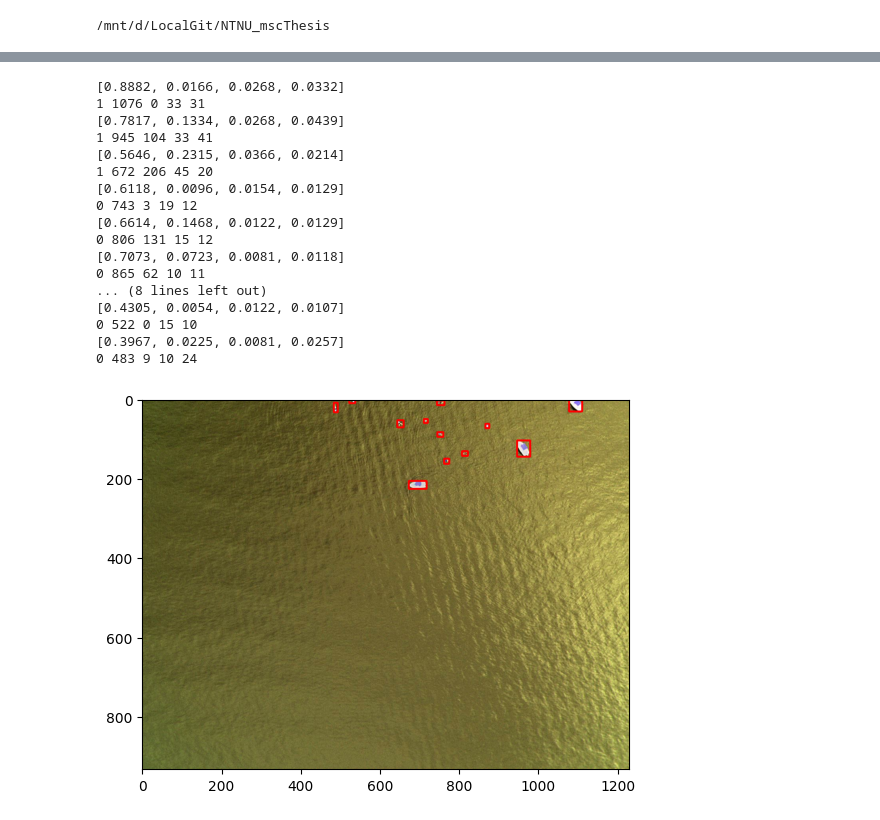
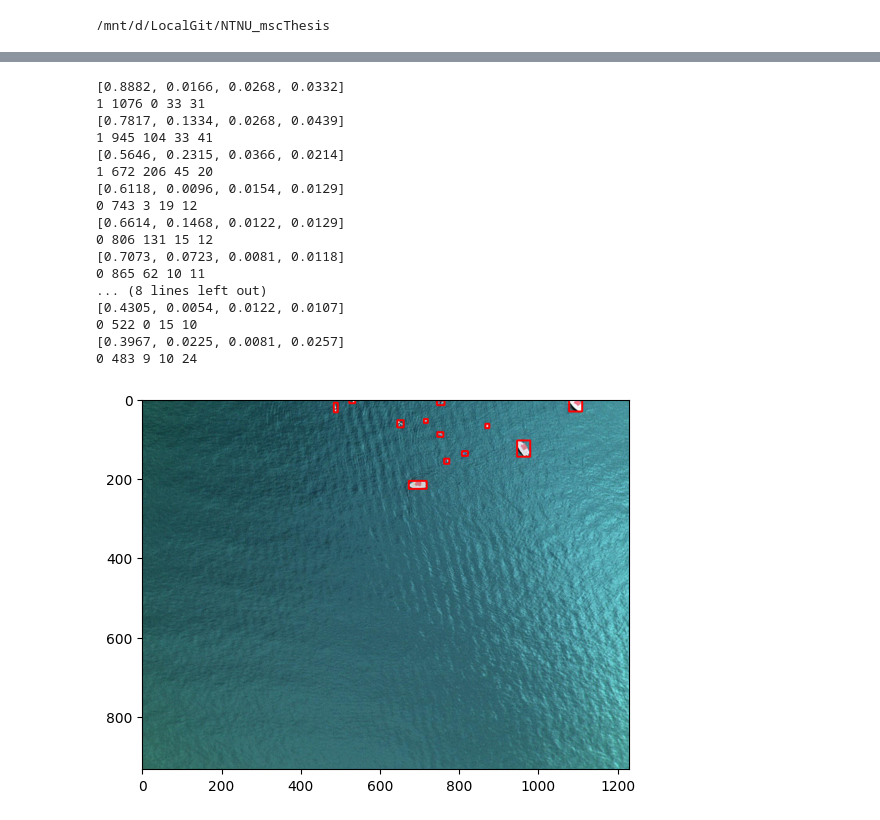
Before and after one commit to ahmadSum1/NTNU_mscThesis, a Jupyter notebook: data preprocessor_YOLO-bb-crop.ipynb, the cells around one changed output, grey strips where cells are left out. Cells and saved outputs as stored; diff of their text form; code cells hidden in the pictures.

```diff
--- a/data preprocessor_YOLO-bb-crop.ipynb
+++ b/data preprocessor_YOLO-bb-crop.ipynb
@@ -77,60 +86,64 @@ Folder structure
 ![1_suj4Cjtr4nB_EVpIcIFiOw.webp](embedded-picture-1)
 # %%
 
-def yolobboxCrop(path=os.getcwd(),file_name ="", img_extension = ".jpg", lbl_extension = ".txt", crop_padding = 0):
+def yolobboxCrop_classification(path=os.getcwd(),file_name ="", img_extension = ".jpg", lbl_extension = ".txt", crop_padding = 0):
 
     # img = cv2.cvtColor(cv2.imread(path+"images/"+file_name+img_extension))
     img = cv2.imread(path+"images/"+file_name+img_extension)
 
     H, W = img.shape[:2]
 
     fl = open((path+"labels/"+file_name+lbl_extension), 'r')
     data = fl.readlines()
     fl.close()
 
     for i, dt in enumerate (data):
 
         # Split string to float
         yoloclass, *yolo_normalized = np.fromstring(dt, dtype=float, sep=' ')[:]    #class, x, y, w, h  as %
         print( yolo_normalized )
 
         x,y,w,h = pbx.convert_bbox(yolo_normalized, from_type="yolo", to_type="coco", image_size=(W,H)) #box_coco = [x,y,w,h]
-        yoloclass = int(yoloclass)
+        yoloclass = str(int(yoloclass))
         print(yoloclass,x,y,w,h)
         # print(box_coco)
 
 
         # print([x, y, w, h])
         cropped_image = img[y:y+h, x:x+w]
 
         # plt.imshow(cropped_image, interpolation='nearest', aspect='auto')
         # plt.show()
-        Path(os.path.join(path , str(yoloclass))).mkdir(parents=True, exist_ok=True)
-        cv2.imwrite(os.path.join(path , str(yoloclass), file_name+'_'+str(i)+img_extension), cropped_image)
+        Path(os.path.join(path , yoloclass)).mkdir(parents=True, exist_ok=True)
+
+        out_file_name = file_name+'_'+str(i)+img_extension
+
+        cv2.imwrite(os.path.join(path , yoloclass, out_file_name), cropped_image)
 
 
-        cv2.rectangle(img, (x, y), (x+w, y+h), (255, 0, 0), 3)   # img, (x,y), (x+w,y+h), (b,g,r)
+        cv2.rectangle(img, (x, y), (x+w, y+h), (0, 0, 255), 3)   # img, (x,y), (x+w,y+h), (b,g,r)
 
-    plt.imshow(img)
+    plt.imshow(cv2.cvtColor(img, cv2.COLOR_BGR2RGB))
     plt.show()
+
+# crop and save yolo bboxes in a single image
+yolobboxCrop_classification(path="./datasets/SeaDronesSee-ODV2-test/train/",file_name ="9")
+# %% [output]
+[0.8882, 0.0166, 0.0268, 0.0332]
+1 1076 0 33 31
+[0.7817, 0.1334, 0.0268, 0.0439]
+1 945 104 33 41
+[0.5646, 0.2315, 0.0366, 0.0214]
+1 672 206 45 20
+[0.6118, 0.0096, 0.0154, 0.0129]
+0 743 3 19 12
+[0.6614, 0.1468, 0.0122, 0.0129]
+0 806 131 15 12
+[0.7073, 0.0723, 0.0081, 0.0118]
+0 865 62 10 11
+... (8 lines left out)
+[0.4305, 0.0054, 0.0122, 0.0107]
+0 522 0 15 10
+[0.3967, 0.0225, 0.0081, 0.0257]
+0 483 9 10 24
+[figure, added]
-# %%
-yolobboxCrop(path="./datasets/SeaDronesSee-ODV2-test/train/",file_name ="9")
-# %% [output]
-[0.8882, 0.0166, 0.0268, 0.0332]
-1 1076 0 33 31
-[0.7817, 0.1334, 0.0268, 0.0439]
-1 945 104 33 41
-[0.5646, 0.2315, 0.0366, 0.0214]
-1 672 206 45 20
-[0.6118, 0.0096, 0.0154, 0.0129]
-0 743 3 19 12
-[0.6614, 0.1468, 0.0122, 0.0129]
-0 806 131 15 12
-[0.7073, 0.0723, 0.0081, 0.0118]
-0 865 62 10 11
-... (8 lines left out)
-[0.4305, 0.0054, 0.0122, 0.0107]
-0 522 0 15 10
-[0.3967, 0.0225, 0.0081, 0.0257]
-0 483 9 10 24
-[figure, removed]
```
Also changed, not shown: parts of 5 cells of this notebook, 1 other file.
